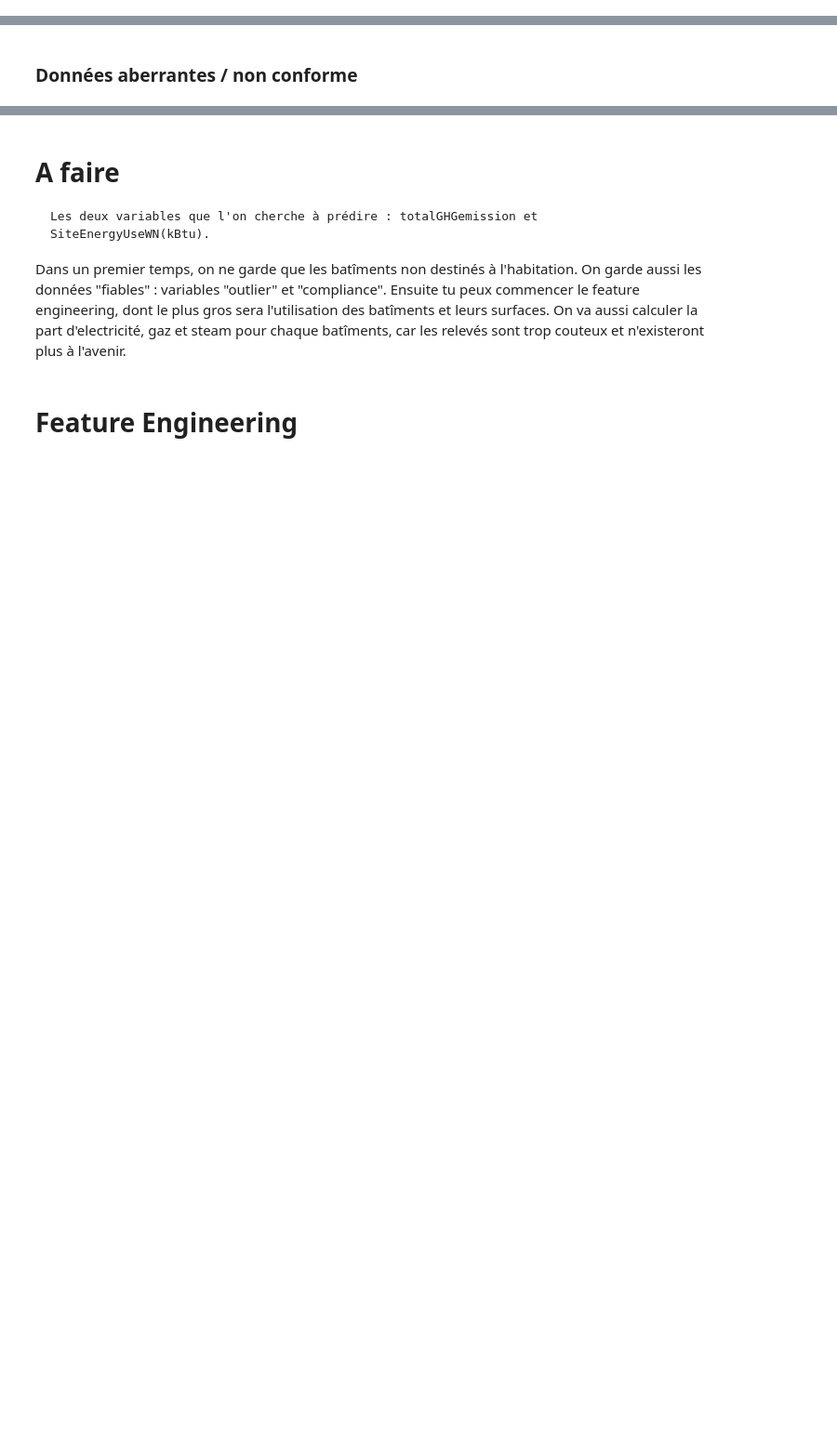
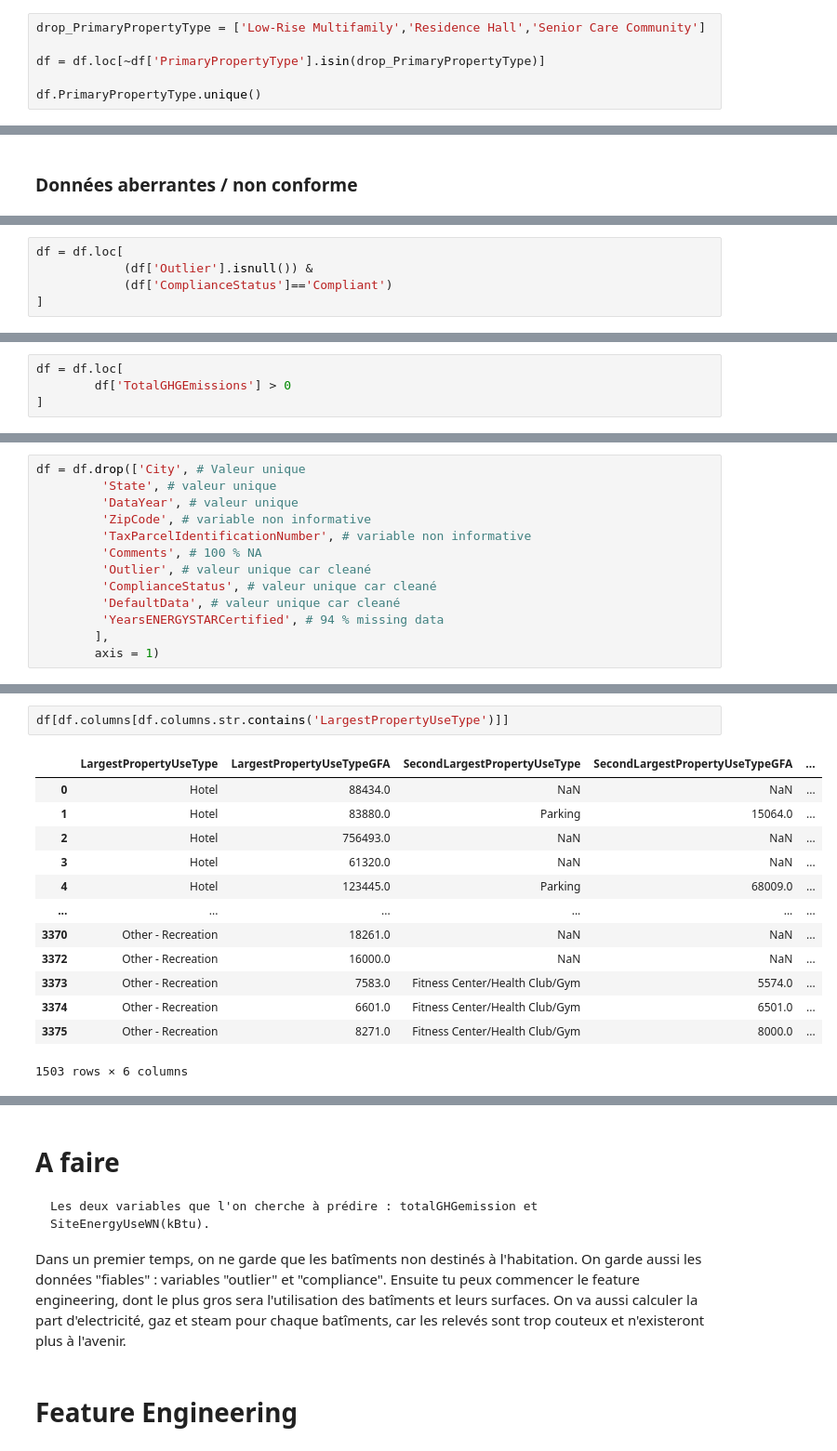
Before and after one commit to ArhurK/P4-Anticipez-les-besoins-en-consommation-de-batiments, a Jupyter notebook: P4.ipynb, the cells around one changed output, grey strips where cells are left out. Shown: that part at 93% size. Cells and saved outputs as stored; diff of their text form; blank space fills up the shorter version.

```diff
--- a/P4.ipynb
+++ b/P4.ipynb
@@ -359,0 +410,6 @@ array(['Compliant', 'Error - Correct Default Data', 'Missing Data',
+# %%
+drop_PrimaryPropertyType = ['Low-Rise Multifamily','Residence Hall','Senior Care Community']
+
+df = df.loc[~df['PrimaryPropertyType'].isin(drop_PrimaryPropertyType)]
+
+df.PrimaryPropertyType.unique()
@@ -381,0 +491,5 @@ Name: DefaultData, dtype: int64
+# %%
+df = df.loc[
+            (df['Outlier'].isnull()) &
+            (df['ComplianceStatus']=='Compliant')
+]
@@ -382 +512,5 @@ Name: DefaultData, dtype: int64
+# %%
+df = df.loc[
+        df['TotalGHGEmissions'] > 0
+]
 # %% [markdown]
@@ -399,0 +519,13 @@ data.drop(['City', 'State','DataYear','ZipCode','TaxParcelIdentificationNumber',
+# %%
+df = df.drop(['City', # Valeur unique
+         'State', # valeur unique
+         'DataYear', # valeur unique
+         'ZipCode', # variable non informative
+         'TaxParcelIdentificationNumber', # variable non informative
+         'Comments', # 100 % NA
+         'Outlier', # valeur unique car cleané
+         'ComplianceStatus', # valeur unique car cleané
+         'DefaultData', # valeur unique car cleané
+         'YearsENERGYSTARCertified', # 94 % missing data
+        ],
+        axis = 1)
@@ -399,0 +548,16 @@ data.drop(['City', 'State','DataYear','ZipCode','TaxParcelIdentificationNumber',
+# %%
+df[df.columns[df.columns.str.contains('LargestPropertyUseType')]]
+# %% [output]
+|  | LargestPropertyUseType | LargestPropertyUseTypeGFA | SecondLargestPropertyUseType | SecondLargestPropertyUseTypeGFA | ... |
+| 0 | Hotel | 88434.0 | NaN | NaN | ... |
+| 1 | Hotel | 83880.0 | Parking | 15064.0 | ... |
+| 2 | Hotel | 756493.0 | NaN | NaN | ... |
+| 3 | Hotel | 61320.0 | NaN | NaN | ... |
+| 4 | Hotel | 123445.0 | Parking | 68009.0 | ... |
+| ... | ... | ... | ... | ... | ... |
+| 3370 | Other - Recreation | 18261.0 | NaN | NaN | ... |
+| 3372 | Other - Recreation | 16000.0 | NaN | NaN | ... |
+| 3373 | Other - Recreation | 7583.0 | Fitness Center/Health Club/Gym | 5574.0 | ... |
+| 3374 | Other - Recreation | 6601.0 | Fitness Center/Health Club/Gym | 6501.0 | ... |
+| 3375 | Other - Recreation | 8271.0 | Fitness Center/Health Club/Gym | 8000.0 | ... |
+1503 rows × 6 columns
```
Also changed, not shown: parts of 28 cells of this notebook.
